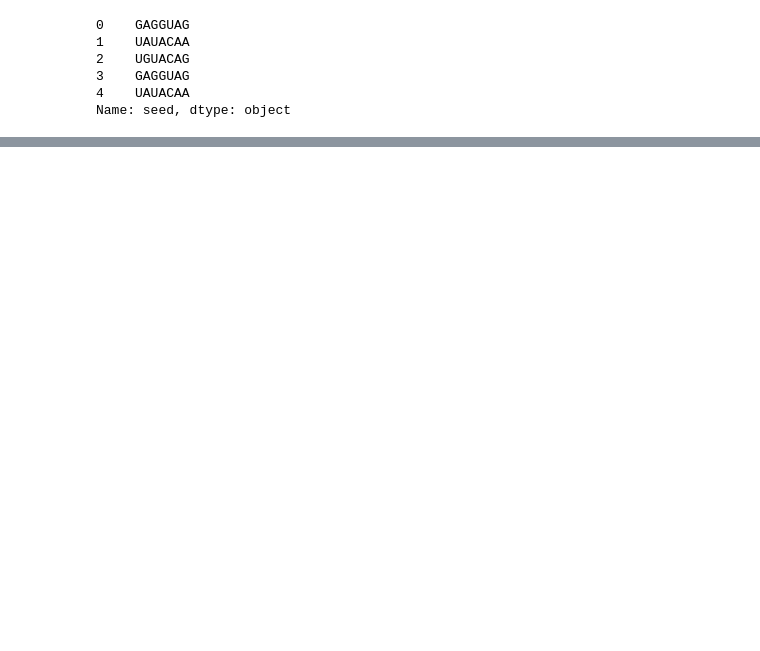
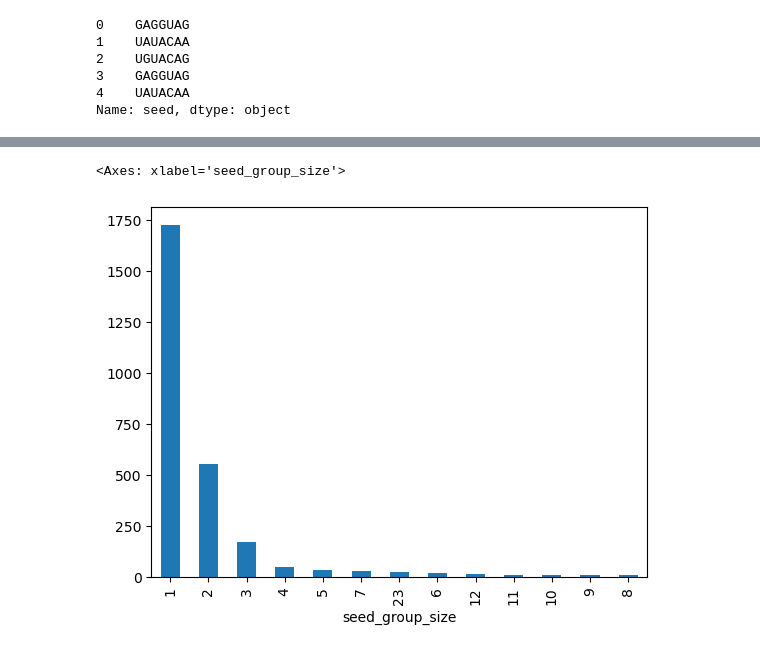
Before and after one commit to pietschM13/miRNA-target-scanner, a Jupyter notebook: notebooks/03_seed_feature_engineering.ipynb, the cells around one changed output, grey strips where cells are left out. Drawn from its saved outputs; the diff is of its cells as text; code cells hidden in the pictures; blank space fills up the shorter version.

Commit message:
Week 2 : finalize seed feature engineering

```diff
--- a/notebooks/03_seed_feature_engineering.ipynb
+++ b/notebooks/03_seed_feature_engineering.ipynb
@@ -28,0 +51,9 @@ Name: seed, dtype: object
+# %%
+# Seed nuclotide composition
+
+df['seed_A'] = df['seed'].str.count('A')
+df['seed_C'] = df['seed'].str.count('C')
+df['seed_G'] = df['seed'].str.count('G')
+df['seed_U'] = df['seed'].str.count('U')
+
+(df["seed_A"] + df["seed_C"] + df["seed_G"] + df["seed_U"] == 7).all()
@@ -28,0 +62,5 @@ Name: seed, dtype: object
+# %%
+# Seed GC content
+
+df['seed_GC_content'] = (df['seed_C']+df['seed_G']) / df['seed'].str.len()
+df['seed_GC_content'].describe()
@@ -28,0 +102,5 @@ Name: seed, dtype: object
+# %%
+# Add seed-sharing group group size
+
+df['seed_group_size'] = df['seed'].map(df['seed'].value_counts())
+df[['mature_name', 'seed', 'seed_group_size']]
@@ -28,0 +137,9 @@ Name: seed, dtype: object
+# %%
+# Quick look at distribution
+
+# Bar chart
+
+df['seed_group_size'].value_counts().head(20).plot(kind='bar')
+# %% [output]
+<Axes: xlabel='seed_group_size'>
+[figure, added]
```
Also changed, not shown: parts of 12 cells of this notebook, 5 other files.
